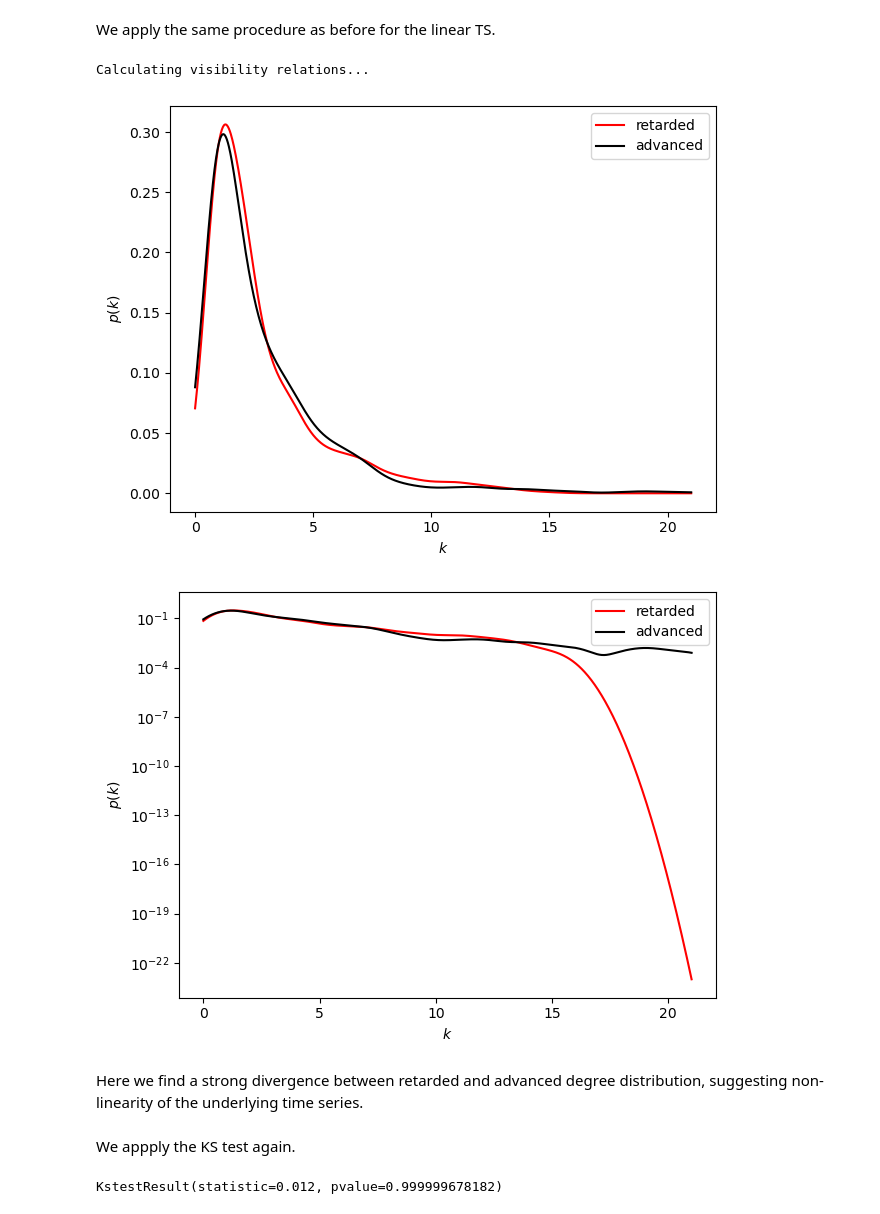
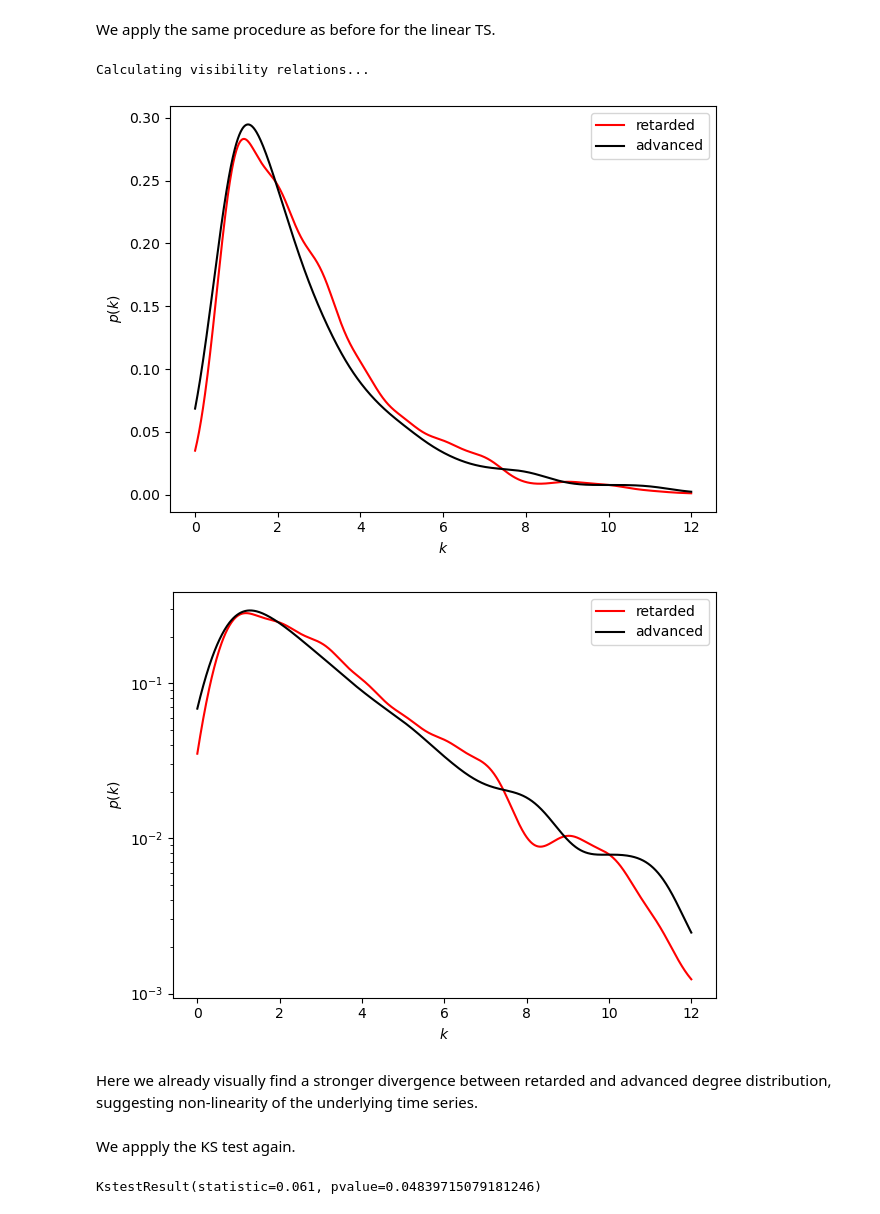
Before and after one commit to pik-copan/pyunicorn, a Jupyter notebook: notebooks/tutorial_VisibilityGraphs.ipynb, the cells around one changed output. Saved outputs shown, nothing was run; the diff lists cells and outputs as text; code cells hidden in the pictures.

```diff
--- a/notebooks/tutorial_VisibilityGraphs.ipynb
+++ b/notebooks/tutorial_VisibilityGraphs.ipynb
@@ -134,5 +136,5 @@ Of course, we can also plot the visibility relations for the HVG after obtaining
 # %%
-visibility_relations_horizontal = HVG.visibility_relations_horizontal()
+visibility_relations_horizontal = HVG1.visibility_relations_horizontal()
 cutoff = int(N/10)
 fig = plt.figure()
 ax = plt.plot(t[:cutoff], w_t[:cutoff]) # zooming in a bit
@@ -141,7 +143,7 @@ ax = plt.ylabel("$w_t$")
 ax = plt.title("TS with horizontal visibility relations for node 55")
 fig.tight_layout()
 
-i = 55 # only plot the nodes visible to node 55
+i = 209 # only plot the nodes visible to node 209
 for k in range(cutoff):
     if visibility_relations_horizontal[i][k]:
         ax = plt.arrow(i, w_t[i], (k-i), (w_t[k]-w_t[i]), color='red')
@@ -159,8 +161,8 @@ We start by analysing the linear time series on irreversibility. For this we use
 - `VisibilityGraph.retarded_degree()`
 - `VisibilityGraph.advanced_degree()`
 # %%
-k_r = VG.retarded_degree() # obtain retarded degree
-k_a = VG.advanced_degree() # obtain advaned degee
+k_r1 = VG1.retarded_degree() # obtain retarded degree
+k_a1 = VG1.advanced_degree() # obtain advaned degee
 # %% [markdown]
 Applied to VG both methods return an array with the corresponding degree for each node. For such an array we can obtain the probability for each degree with a kernel-density estimate using Gaussian kernels. [Kernel density estimation](https://en.wikipedia.org/wiki/Kernel_density_estimation) is a way to estimate the probability density function (PDF) of a random variable in a non-parametric way. We use `scipy.stats.gaussian_kde` for that.
 # %%
@@ -225,8 +225,8 @@ def logistic_map(x0, r, T):
 
     return timeSeries
 
-r = 3.679
-x0 = 0.7
+r = 4
+x0 = 0.8
 T = 1000
 
 time_series = logistic_map(x0, r, T)
@@ -240,39 +240,39 @@ ax = plt.ylabel("$x_n$")
 We apply the same procedure as before for the linear TS.
 # %%
 VG2 = VisibilityGraph(time_series)
-k_r = VG2.retarded_degree()
-k_a = VG2.advanced_degree()
-gkde_r = gaussian_kde(k_r)
-gkde_a = gaussian_kde(k_a)
+k_r2 = VG2.retarded_degree()
+k_a2 = VG2.advanced_degree()
+gkde_r2 = gaussian_kde(k_r)
+gkde_a2 = gaussian_kde(k_a)
 
 fig = plt.figure()
-x = np.linspace(0, max(max(k_r),max(k_a)), 1000)
-ax = plt.plot(x, gkde_r.evaluate(x), color="red", label="retarded")
-ax = plt.plot(x, gkde_a.evaluate(x), color="black", label="advanced")
+x = np.linspace(0, 12, 1000)
+ax = plt.plot(x, gkde_r2.evaluate(x), color="red", label="retarded")
+ax = plt.plot(x, gkde_a2.evaluate(x), color="black", label="advanced")
 ax = plt.xlabel("$k$")
 ax = plt.ylabel("$p(k)$")
 ax = plt.legend()
 fig.tight_layout()
 
 fig = plt.figure()
-x = np.linspace(0, max(max(k_r),max(k_a)), 1000)
-ax = plt.plot(x, gkde_r.evaluate(x), color="red", label="retarded")
-ax = plt.plot(x, gkde_a.evaluate(x), color="black", label="advanced")
+x = np.linspace(0, 12, 1000)
+ax = plt.plot(x, gkde_r2.evaluate(x), color="red", label="retarded")
+ax = plt.plot(x, gkde_a2.evaluate(x), color="black", label="advanced")
 ax = plt.xlabel("$k$")
 ax = plt.ylabel("$p(k)$")
 ax = plt.legend()
 ax = plt.yscale("log")
 fig.tight_layout()
 # %% [output]
 Calculating visibility relations...
-[figure, old version]
+[figure, new version]
-[figure, old version]
+[figure, new version]
 # %% [markdown]
-Here we find a strong divergence between retarded and advanced degree distribution, suggesting non-linearity of the underlying time series.
+Here we already visually find a stronger divergence between retarded and advanced degree distribution, suggesting non-linearity of the underlying time series.
 # %% [markdown]
 We appply the KS test again.
 # %%
-ks(k_r, k_a)
+ks_2samp(k_r, k_a)
 # %% [output]
-KstestResult(statistic=0.012, pvalue=0.999999678182)
+KstestResult(statistic=0.061, pvalue=0.04839715079181246)
 # %% [markdown]
```
Also changed, not shown: parts of 19 cells of this notebook, 1 other file.
